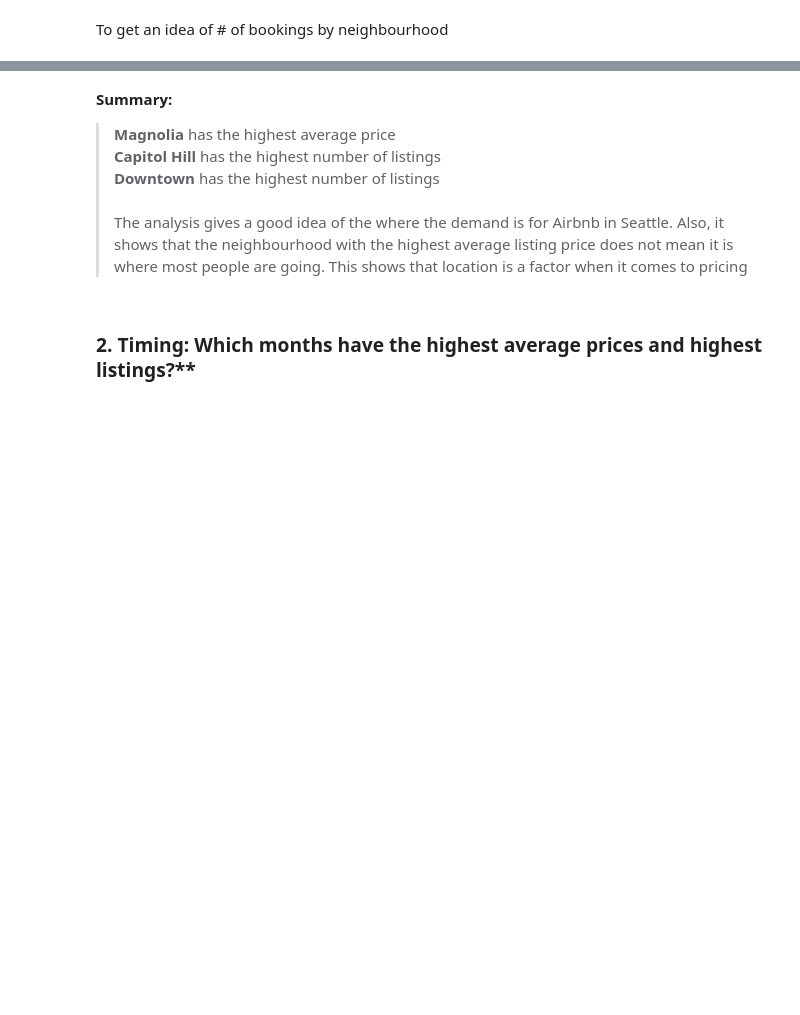
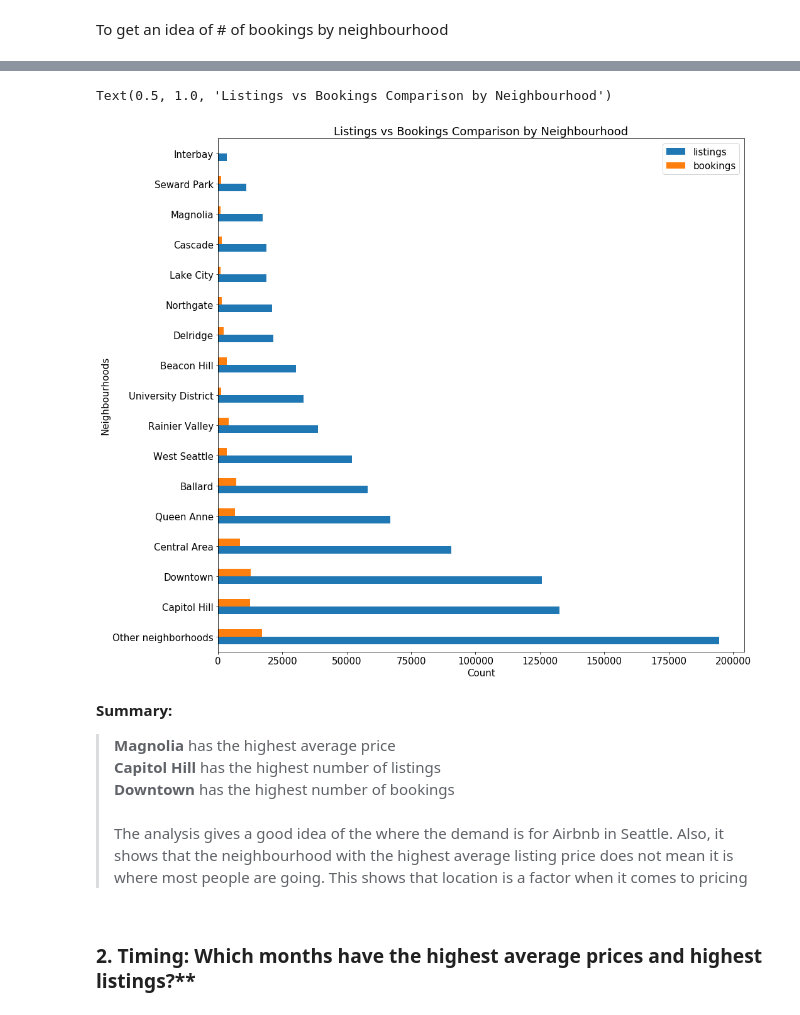
Before and after one commit to marq-oh/dsnd-p1, a Jupyter notebook: seattle_airbnb_pricing.ipynb, the cells around one changed output, grey strips where cells are left out. Saved outputs shown, nothing was run; the diff lists cells and outputs as text; code cells hidden in the pictures; blank space fills up the shorter version.

```diff
--- a/seattle_airbnb_pricing.ipynb
+++ b/seattle_airbnb_pricing.ipynb
@@ -373,0 +356,4 @@ Name: neighbourhood_group_cleansed, dtype: int64
+# %%
+listings_counts = pd.DataFrame(calendar_listings['neighbourhood_group_cleansed'].value_counts())
+listings_counts = listings_counts.rename(columns = {'neighbourhood_group_cleansed': 'listings'})
+listings_counts
@@ -396,0 +381,4 @@ Name: neighbourhood_group_cleansed, dtype: int64
+# %%
+bookings_counts = pd.DataFrame(reviews_listings['neighbourhood_group_cleansed'].value_counts())
+bookings_counts = bookings_counts.rename(columns = {'neighbourhood_group_cleansed': 'bookings'})
+bookings_counts
@@ -396,0 +406,3 @@ Name: neighbourhood_group_cleansed, dtype: int64
+# %%
+# Merge to compare
+listings_bookings = pd.concat([listings_counts, bookings_counts], names=['neighbourhood', 'listings', 'bookings'], axis=1, sort=False)
@@ -397,8 +430,18 @@ Name: neighbourhood_group_cleansed, dtype: int64
+# %%
+plt.rcParams.update({'font.size': 15})
+listings_bookings_chart = listings_bookings.plot(kind = 'barh', figsize = (15,15))
+listings_bookings_chart.legend = (["Listings", "Bookings"]);
+listings_bookings_chart.set_xlabel("Count")
+listings_bookings_chart.set_ylabel("Neighbourhoods")
+listings_bookings_chart.set_title("Listings vs Bookings Comparison by Neighbourhood")
+# %% [output]
+Text(0.5, 1.0, 'Listings vs Bookings Comparison by Neighbourhood')
+[figure, added]
 # %% [markdown]
 **Summary:**
 > **Magnolia** has the highest average price<br />
 > **Capitol Hill** has the highest number of listings<br />
-> **Downtown** has the highest number of listings<br /><br />
+> **Downtown** has the highest number of bookings<br /><br />
 > The analysis gives a good idea of the where the demand is for Airbnb in Seattle. Also, it shows that the neighbourhood with the highest average listing price does not mean it is where most people are going. This shows that location is a factor when it comes to pricing
 # %% [markdown]
 ### 2. Timing: Which months have the highest average prices and highest listings?**
```
Also changed, not shown: parts of 13 cells of this notebook.
